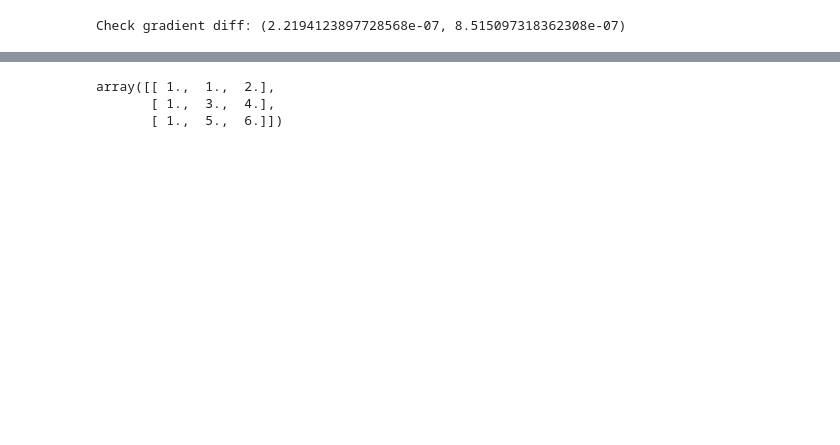
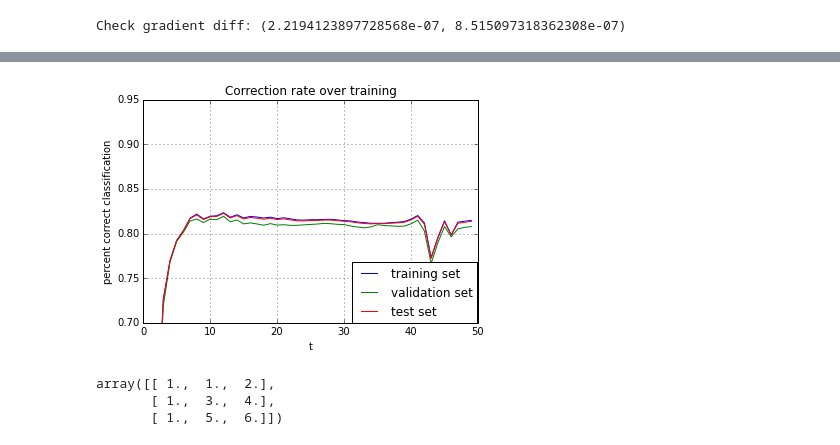
Before and after one commit to XiyunLiu/CSE253-Neural-Network, a Jupyter notebook: HW2/Untitled.ipynb, the cells around one changed output, grey strips where cells are left out. Saved outputs shown, nothing was run; the diff lists cells and outputs as text; code cells hidden in the pictures; blank space fills up the shorter version.

```diff
--- a/HW2/Untitled.ipynb
+++ b/HW2/Untitled.ipynb
@@ -308,3 +302,8 @@ KeyboardInterrupt:
+# %%
+plotUpdate(optimalMN.trainAccuracyPath, optimalMN.validationAccuracyPath, optimalMN.testAccuracyPath, 'Correction rate over training',
+           'training set', 'validation set','test set', "percent correct classification",[0.7,0.95], True)
+# %% [output]
+[figure, added]
 # %%
 def plotUpdate(first, second, third, title, firstLabel, secondLabel, thirdLabel, ylabel, ylim, loc = False):
     firstLine, = plt.plot([i for i in range(0,len(first))], first)
```
Also changed, not shown: parts of 5 cells of this notebook.
